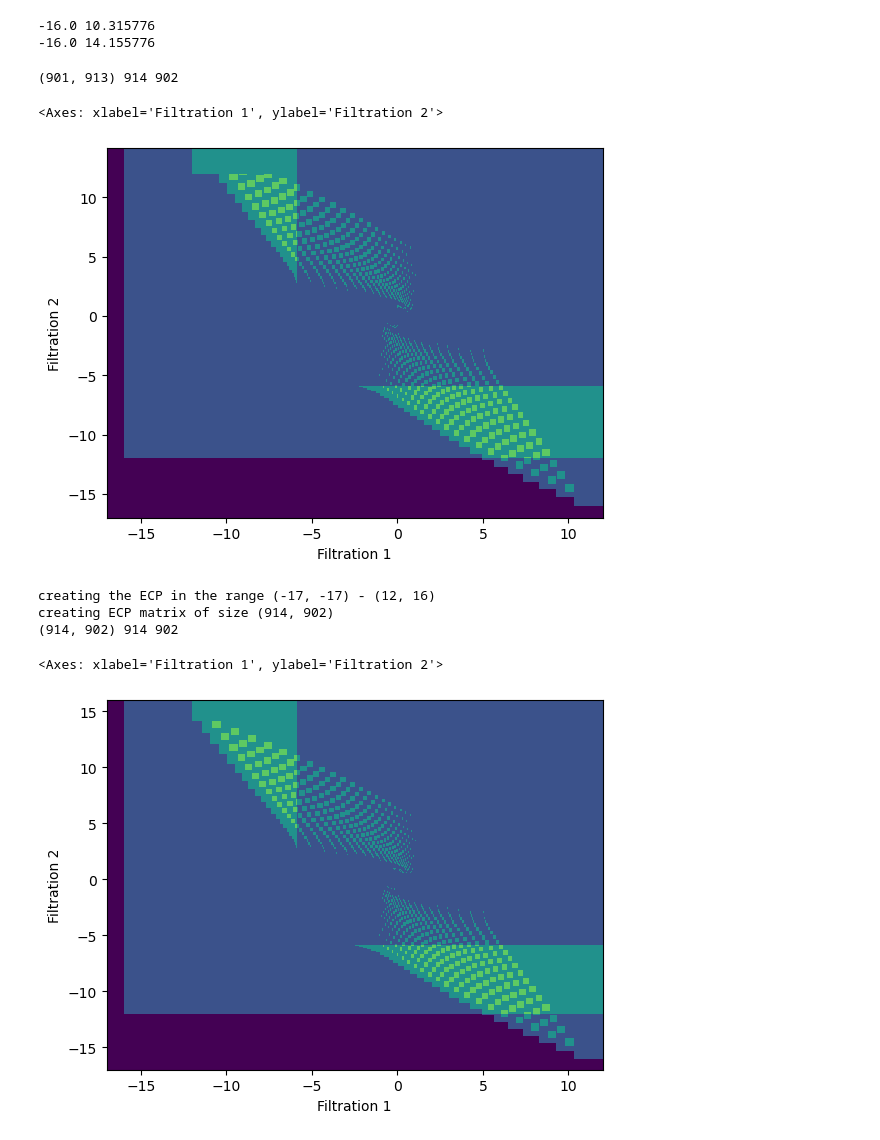
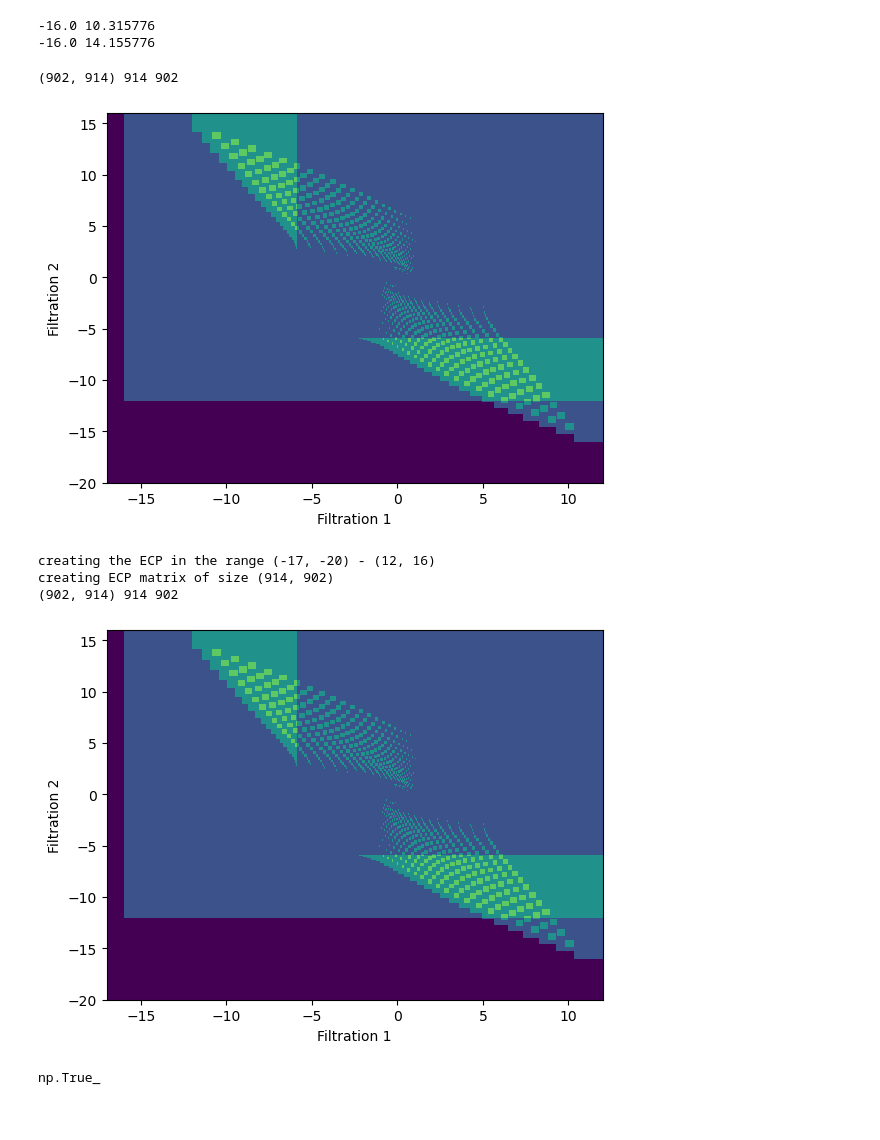
Before and after one commit to dioscuri-tda/pyEulerCurves, a Jupyter notebook: docs/source/examples/example_plotting_2d_ECP.ipynb, the cells around one changed output. Saved outputs shown, nothing was run; the diff lists cells and outputs as text; code cells hidden in the pictures.

Commit message:
bufix on plot_ECP_OLD

```diff
--- a/docs/source/examples/example_plotting_2d_ECP.ipynb
+++ b/docs/source/examples/example_plotting_2d_ECP.ipynb
@@ -56,18 +57,23 @@ print(
 -16.0 10.315776
 -16.0 14.155776
 # %%
-dims = ([-17, 12], [-17, 16])
+dims = ([-17, 12], [-20, 16])
 # %%
-butil.plot_ECP_OLD(ecp_contributions, dims)
+ax, Z_o, f1_list_o, f2_list_o = butil.plot_ECP_OLD(ecp_contributions, dims)
 # %% [output]
-(901, 913) 914 902
+(902, 914) 914 902
-<Axes: xlabel='Filtration 1', ylabel='Filtration 2'>
-[figure, old version]
+[figure, new version]
 # %%
-butil.plot_ECP_NEW(ecp_contributions, dims, verbose=True)
+ax, Z_n, f1_list_n, f2_list_n = butil.plot_ECP_NEW(
+    ecp_contributions, dims, verbose=True
+)
 # %% [output]
-creating the ECP in the range (-17, -17) - (12, 16)
+creating the ECP in the range (-17, -20) - (12, 16)
 creating ECP matrix of size (914, 902)
-(914, 902) 914 902
+(902, 914) 914 902
-<Axes: xlabel='Filtration 1', ylabel='Filtration 2'>
-[figure, old version]
+[figure, new version]
+# %%
+## check they are equal
+(Z_o == Z_n).all()
+# %% [output]
+np.True_
```
Also changed, not shown: parts of 1 cell of this notebook, 1 other file.
